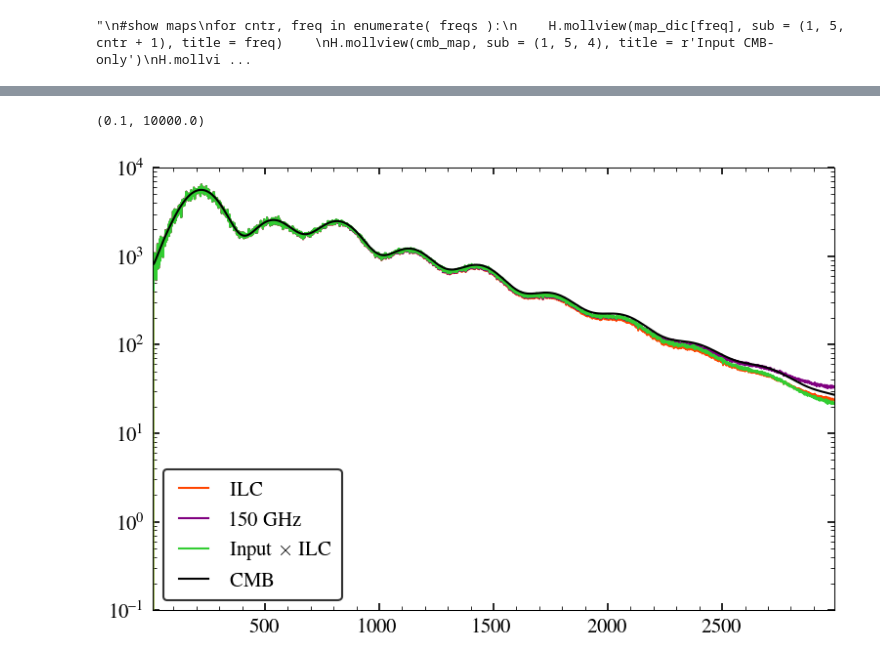
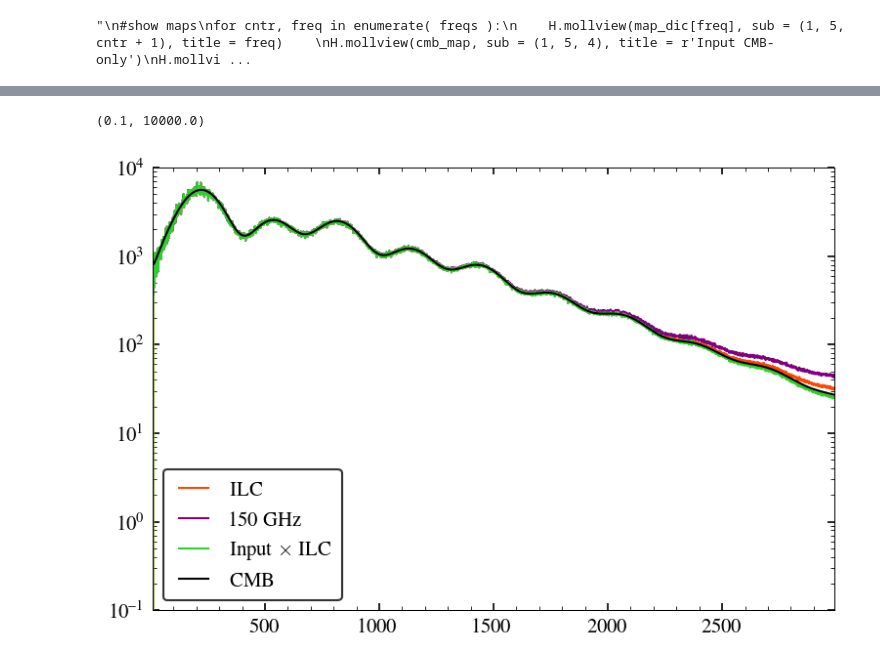
Before and after one commit to sriniraghunathan/ilc, a Jupyter notebook: example_fullysky_CMB_noise_fg.ipynb, the cells around one changed output, grey strips where cells are left out. Saved outputs shown, nothing was run; the diff lists cells and outputs as text; code cells hidden in the pictures.

Commit message:
adding get_ilc_residuals_withcorrnoise_0.1; deconvolving beams from ouput power spectra in example_fullysky_CMB_noise_fg, example_fullysky_CMB_planckHFInoise_fg

```diff
--- a/example_fullysky_CMB_noise_fg.ipynb
+++ b/example_fullysky_CMB_noise_fg.ipynb
@@ -221,4 +217,4 @@ for fcnt, freq in enumerate( freqarr ):
     beamval, noiseval = beam_noise_dic['T'][freq]
     noise_map = H.synfast(nl_dic['T'][freq], nside = param_dict['nside'], lmax = param_dict['lmax'], verbose = verbose)
     noise_map_dic[freq] = noise_map
-    H.mollview(noise_map, title = r'%s' %(freq), sub = (1,3,fcnt+1))
+    #H.mollview(noise_map, title = r'%s' %(freq), sub = (1,3,fcnt+1))
@@ -278,21 +272,33 @@ H.mollview(ilc_map, sub = (1,2,2), title = r'ILC')
+# %%
+#CMB imput map smoothed
+cmb_map_input_smoothed = H.smoothing(np.copy(cmb_map_input), fwhm = np.radians(opbeam/60.), lmax = lmax, verbose = verbose)
 # %%
 #Cls of input and output
-Cls_cross_ilc = H.anafast(ilc_map, lmax = lmax)
-Cls_150 = H.anafast(map_dic[150], lmax = lmax)
-Cls_cross_ip_op = H.anafast(cmb_map_input, ilc_map, lmax = lmax)
+Cls_ilc_ori = H.anafast(ilc_map, lmax = lmax)
+Cls_150_ori = H.anafast(map_dic[150], lmax = lmax)
+Cls_cross_ip_op_ori = H.anafast(cmb_map_input_smoothed, ilc_map, lmax = lmax)
+# %%
+#add beams
+Cls_ilc = np.copy(Cls_ilc_ori[:lmax])
+Cls_150 = np.copy(Cls_150_ori[:lmax])
+Cls_cross_ip_op = np.copy(Cls_cross_ip_op_ori[:lmax])
+
+Cls_ilc = Cls_ilc / bl_dic['effective']**2.
+Cls_150 = Cls_150 / bl_dic[150]**2.
+Cls_cross_ip_op = Cls_cross_ip_op / bl_dic['effective']**2.
 # %%
 ax = subplot(111, yscale = 'log')#, xscale = 'log')
-els_ = np.arange(len(Cls_cross_ilc))
+els_ = np.arange(len(Cls_ilc))
 Dls_fac = (els_ * (els_ + 1)) / 2 / np.pi
-plot(Dls_fac * Cls_cross_ilc, 'orangered', label = r'ILC')
+plot(Dls_fac * Cls_ilc, 'orangered', label = r'ILC')
 plot(Dls_fac * Cls_150, 'purple', label = r'150 GHz')
 plot(Dls_fac * Cls_cross_ip_op, 'limegreen', label = r'Input $\times$ ILC')
 
 Dls_fac = (el_camb * (el_camb + 1)) / 2 / np.pi
 plot(el_camb, Dls_fac * cl_TT, 'k-', label = r'CMB')
 
 legend(loc=3)
 xlim(param_dict['lmin'], param_dict['lmax']-10); ylim(1e-1, 1e4)
 # %% [output]
 (0.1, 10000.0)
-[figure, old version]
+[figure, new version]
```
Also changed, not shown: parts of 6 cells of this notebook, 3 other files.
